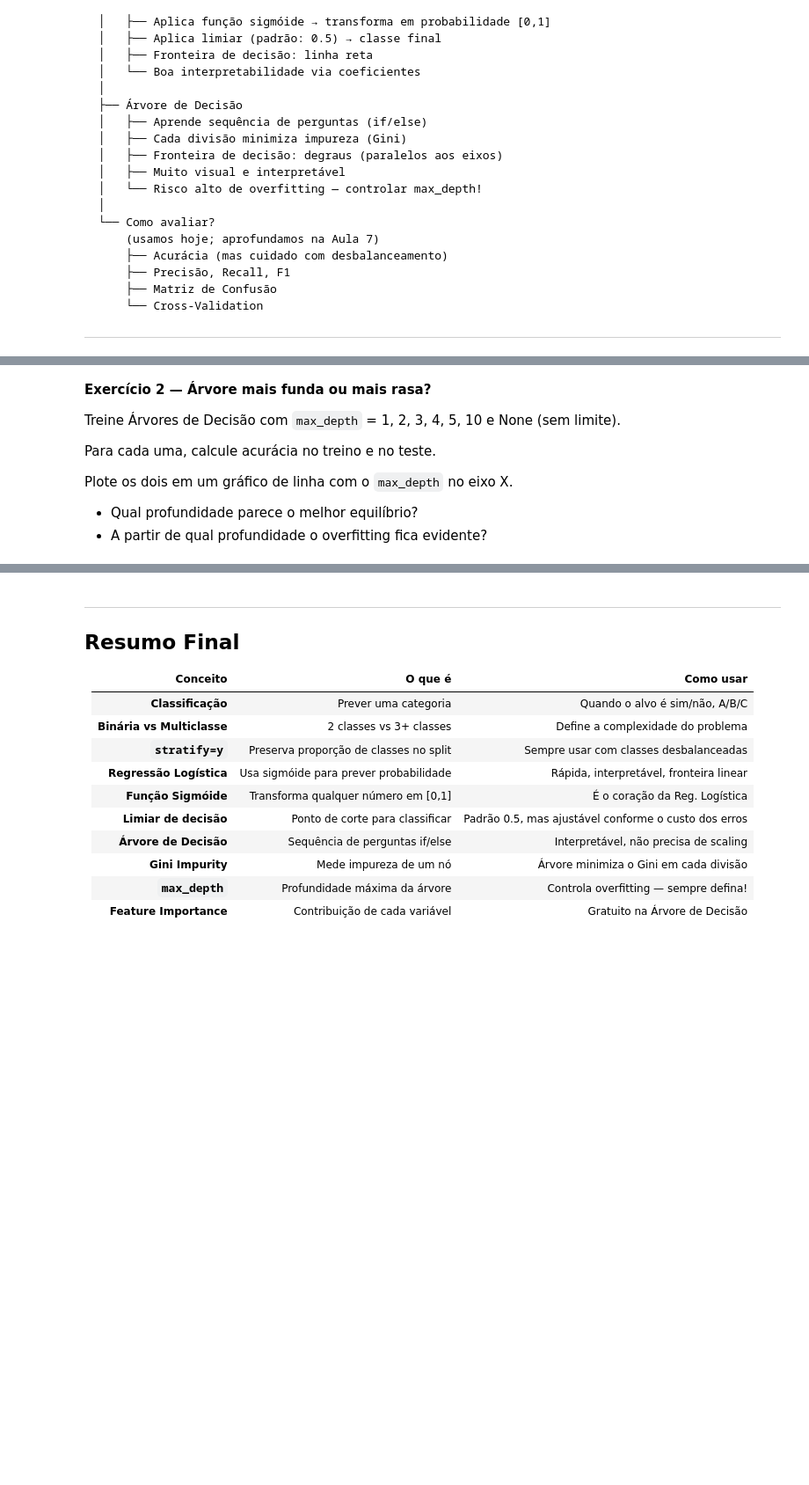
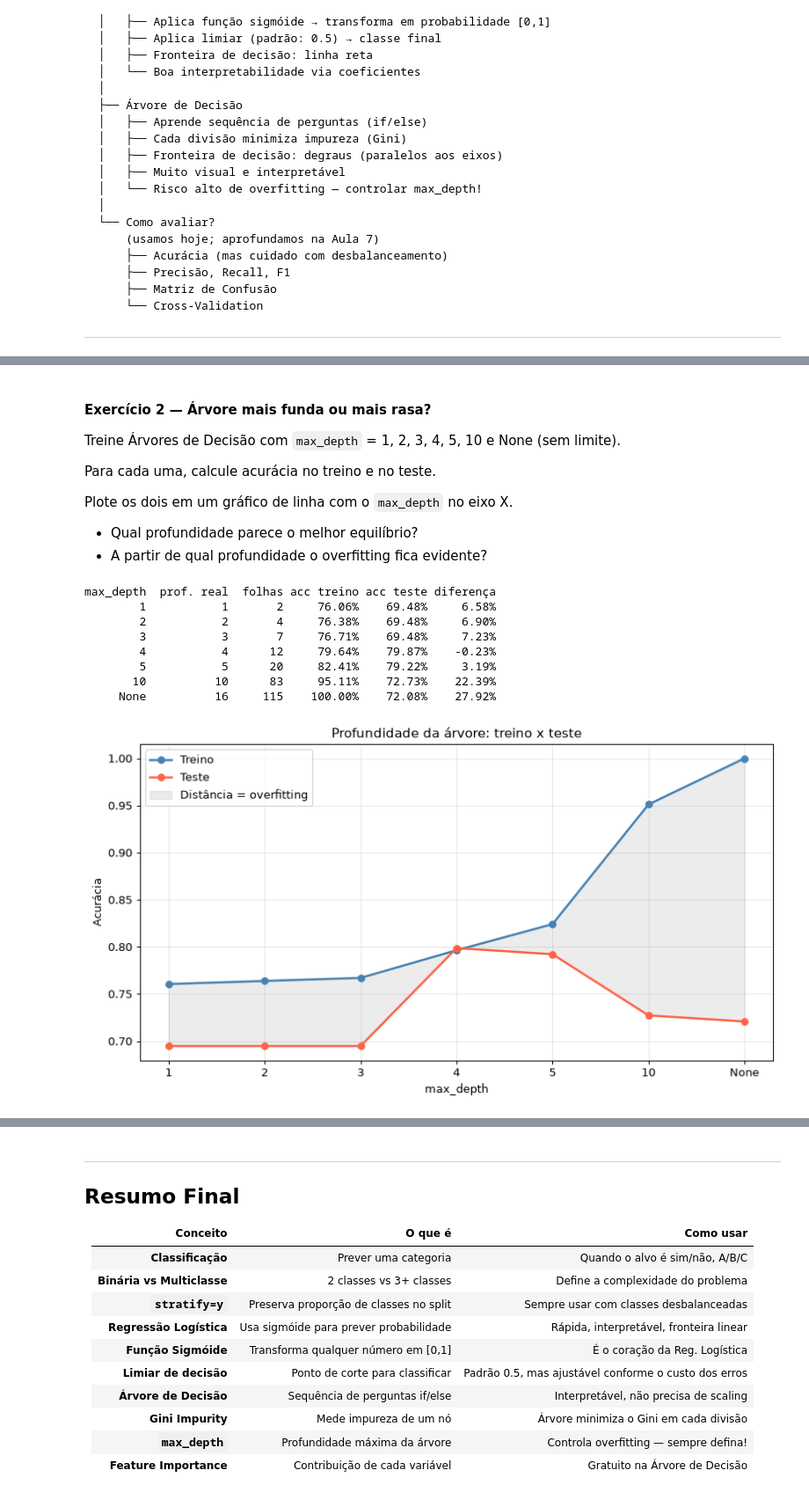
Before and after one commit to Insper-Data/ciclo-basico, a Jupyter notebook: Gabaritos/Aula 6/aula6_gabarito.ipynb, the cells around one changed output, grey strips where cells are left out. Shown at 88% size. Drawn from its saved outputs; the diff is of its cells as text; code cells hidden in the pictures; blank space fills up the shorter version.

```diff
--- a/Gabaritos/Aula 6/aula6_gabarito.ipynb
+++ b/Gabaritos/Aula 6/aula6_gabarito.ipynb
@@ -886,5 +948,5 @@ Mude o limiar para **0.3** e recalcule a Matriz de Confusão e as métricas.
 # %% [markdown]
-**Exercício 2 — Árvore mais funda ou mais rasa?**
+#### Exercício 2 — Árvore mais funda ou mais rasa?
 
 Treine Árvores de Decisão com `max_depth` = 1, 2, 3, 4, 5, 10 e None (sem limite).
 
@@ -898,0 +959,47 @@ Plote os dois em um gráfico de linha com o `max_depth` no eixo X.
+# %%
+# Exercício 2 - profundidade da árvore vs overfitting
+profundidades = [1, 2, 3, 4, 5, 10, None]
+
+linhas = []
+for p in profundidades:
+    m = DecisionTreeClassifier(max_depth=p, random_state=42)
+    m.fit(X_train_sc, y_train)
+    linhas.append({
+        'max_depth':   'None' if p is None else p,
+        'prof. real':  m.get_depth(),
+        'folhas':      m.get_n_leaves(),
+        'acc treino':  accuracy_score(y_train, m.predict(X_train_sc)),
+        'acc teste':   accuracy_score(y_test,  m.predict(X_test_sc)),
+    })
+
+tabela = pd.DataFrame(linhas)
+tabela['diferença'] = tabela['acc treino'] - tabela['acc teste']
+print(tabela.to_string(index=False,
+      formatters={'acc treino': '{:.2%}'.format,
+                  'acc teste': '{:.2%}'.format,
+                  'diferença': '{:.2%}'.format}))
+
+posicoes = range(len(tabela))
+plt.figure(figsize=(9, 5))
+plt.plot(posicoes, tabela['acc treino'], 'o-', color='steelblue', label='Treino', linewidth=2)
+plt.plot(posicoes, tabela['acc teste'],  'o-', color='tomato',    label='Teste',  linewidth=2)
+plt.fill_between(posicoes, tabela['acc treino'], tabela['acc teste'],
+                 alpha=0.15, color='gray', label='Distância = overfitting')
+plt.xticks(list(posicoes), tabela['max_depth'])
+plt.xlabel('max_depth')
+plt.ylabel('Acurácia')
+plt.title('Profundidade da árvore: treino x teste')
+plt.legend()
+plt.grid(alpha=0.3)
+plt.tight_layout()
+plt.show()
+# %% [output]
+max_depth  prof. real  folhas acc treino acc teste diferença
+        1           1       2     76.06%    69.48%     6.58%
+        2           2       4     76.38%    69.48%     6.90%
+        3           3       7     76.71%    69.48%     7.23%
+        4           4      12     79.64%    79.87%    -0.23%
+        5           5      20     82.41%    79.22%     3.19%
+       10          10      83     95.11%    72.73%    22.39%
+     None          16     115    100.00%    72.08%    27.92%
+[figure, added]
```
Also changed, not shown: parts of 31 cells of this notebook, 6 other files.
